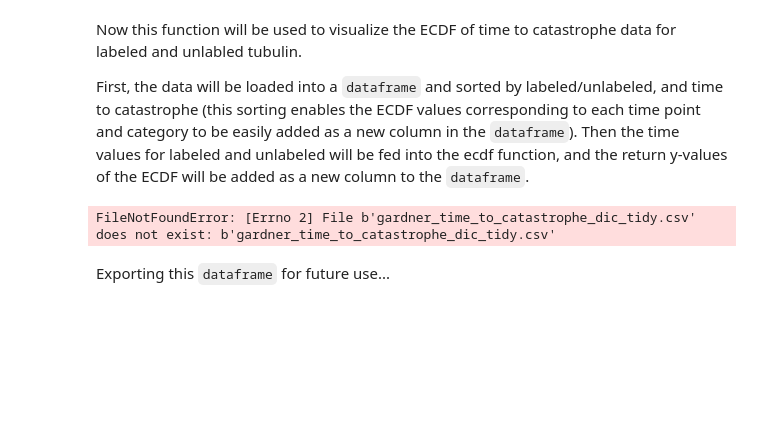
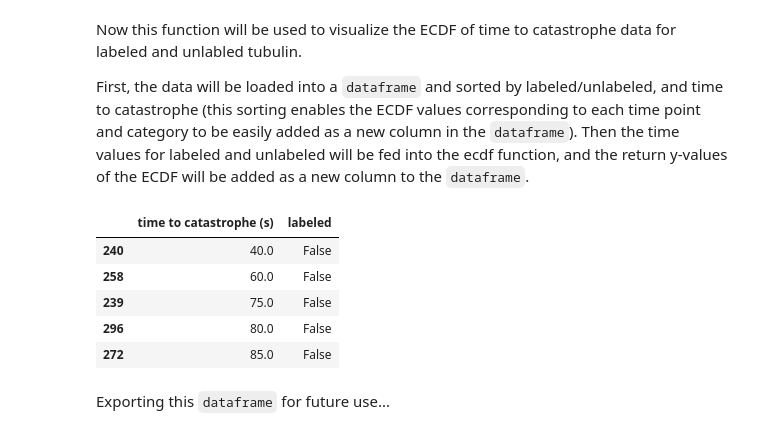
Before and after one commit to kldurst/bebi103_9.3, a Jupyter notebook: 1.ExploratoryDataAnalysis.ipynb, the cells around one changed output. Saved outputs shown, nothing was run; the diff lists cells and outputs as text; code cells hidden in the pictures; blank space fills up the shorter version.

````diff
--- a/1.ExploratoryDataAnalysis.ipynb
+++ b/1.ExploratoryDataAnalysis.ipynb
@@ -50,16 +50,21 @@ Now this function will be used to visualize the ECDF of time to catastrophe data
 
 First, the data will be loaded into a ```dataframe``` and sorted by labeled/unlabeled, and time to catastrophe (this sorting enables the ECDF values corresponding to each time point and category to be easily added as a new column in the ```dataframe```). Then the time values for labeled and unlabeled will be fed into the ecdf function, and the return y-values of the ECDF will be added as a new column to the ```dataframe```.
 # %%
-df = pd.read_csv('data/gardner_time_to_catastrophe_dic_tidy.csv')
+df = pd.read_csv('gardner_time_to_catastrophe_dic_tidy.csv')
 
 # drop unnamed index column from csv that is read in automatically
 df = df.drop(columns=['Unnamed: 0'])
 
 # sort values
 df_sorted = df.sort_values(by=['labeled','time to catastrophe (s)'])
 df_sorted.head()
 # %% [output]
-FileNotFoundError: [Errno 2] File b'gardner_time_to_catastrophe_dic_tidy.csv' does not exist: b'gardner_time_to_catastrophe_dic_tidy.csv'
+|  | time to catastrophe (s) | labeled |
+| 240 | 40.0 | False |
+| 258 | 60.0 | False |
+| 239 | 75.0 | False |
+| 296 | 80.0 | False |
+| 272 | 85.0 | False |
 # %%
 # reset row index
 df_sorted = df_sorted.reset_index(drop=True)
````
Also changed, not shown: 3 other files.
